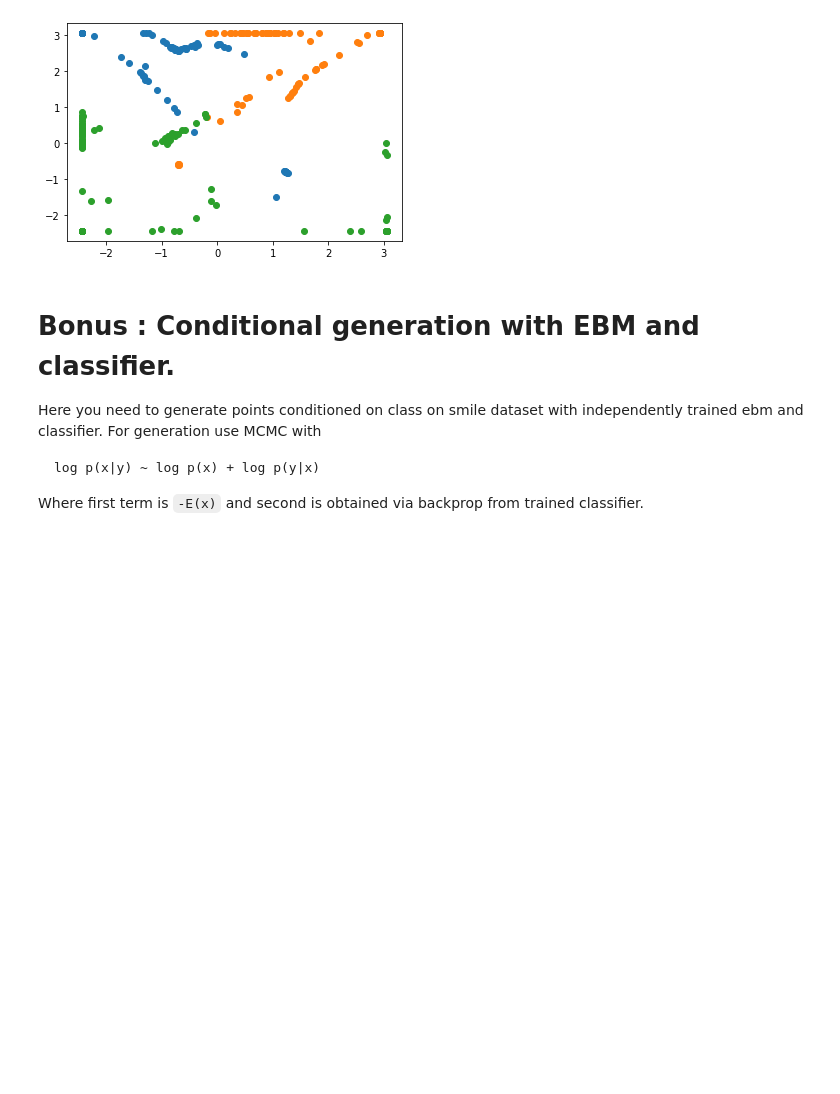
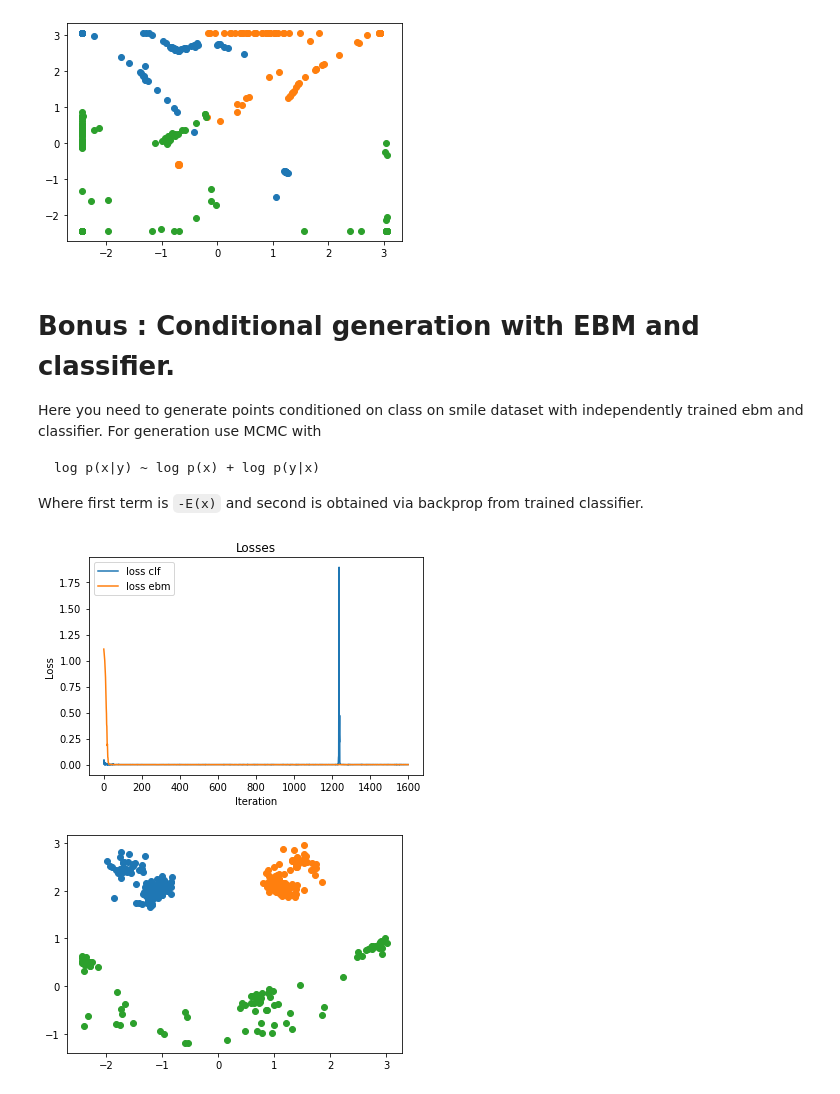
Before and after one commit to Stasiche/dul_2021, a Jupyter notebook: Homework9_ebm.ipynb, the cells around one changed output. Cells and saved outputs as stored; diff of their text form; code cells hidden in the pictures; blank space fills up the shorter version.

```diff
--- a/Homework9_ebm.ipynb
+++ b/Homework9_ebm.ipynb
@@ -171,10 +174,28 @@ Where first term is `-E(x)` and second is obtained via backprop from trained cla
 # %%
-# def b(train_data, train_labels):
-#     """
-#     train_data: An (n_train, 2) np.array of binary points
-#     train_labels: An (n_train, ) np.array labels (3 classes)
-#     Returns
-#     - a (# of training iterations, ) numpy array full of losses of classfier on each iteration
-#     - a (# of training iterations, ) numpy array full of losses of ebm on each iteration
-#     - a (300, 2) numpy array of 300 samples from ebm model (0-99 with label 0; 100-199 with label 1; 200-300 with label 2)
-#     """
+def b(train_data, train_labels):
+    """
+    train_data: An (n_train, 2) np.array of binary points
+    train_labels: An (n_train, ) np.array labels (3 classes)
+    Returns
+    - a (# of training iterations, ) numpy array full of losses of classfier on each iteration
+    - a (# of training iterations, ) numpy array full of losses of ebm on each iteration
+    - a (300, 2) numpy array of 300 samples from ebm model (0-99 with label 0; 100-199 with label 1; 200-300 with label 2)
+    """
+    batch_size = 128
+    epochs = 100
+    dataset = torch.utils.data.TensorDataset(torch.tensor(train_data, dtype=torch.float32), torch.tensor(train_labels))
+    trainloader = DataLoader(dataset, batch_size=batch_size, shuffle=True)
+
+    ebm = EBMb(buffer_size=8192, lam=0.1).to(device)
+    clf = Classifier().to(device)
+
+    ebm_losses = ebm.fit(trainloader, epochs=epochs)
+    clf_losses = clf.fit(trainloader, epochs=epochs)
+
+    first = ebm.sample(clf, 0, num_samples=100, num_steps=10_000, alpha=0.2).detach().cpu().numpy()
+    second = ebm.sample(clf, 1, num_samples=100, num_steps=10_000, alpha=0.2).detach().cpu().numpy()
+    third = ebm.sample(clf, 2, num_samples=100, num_steps=10_000, alpha=0.2).detach().cpu().numpy()
+
+    samples = np.vstack((first, second, third))
+
+    return ebm_losses, clf_losses, samples
@@ -182,0 +202,5 @@ Where first term is `-E(x)` and second is obtained via backprop from trained cla
+# %%
+b_results(b)
+# %% [output]
+[figure, added]
+[figure, added]
```
Also changed, not shown: parts of 2 cells of this notebook, 2 other files.
